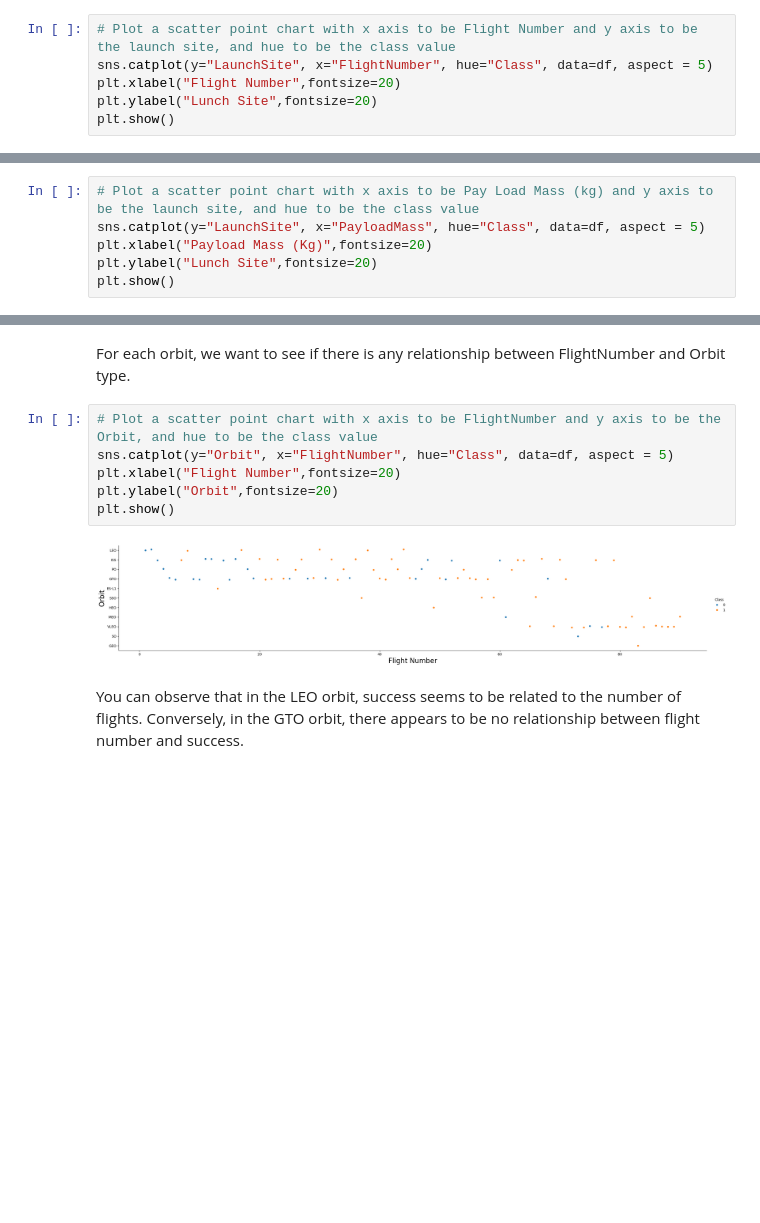
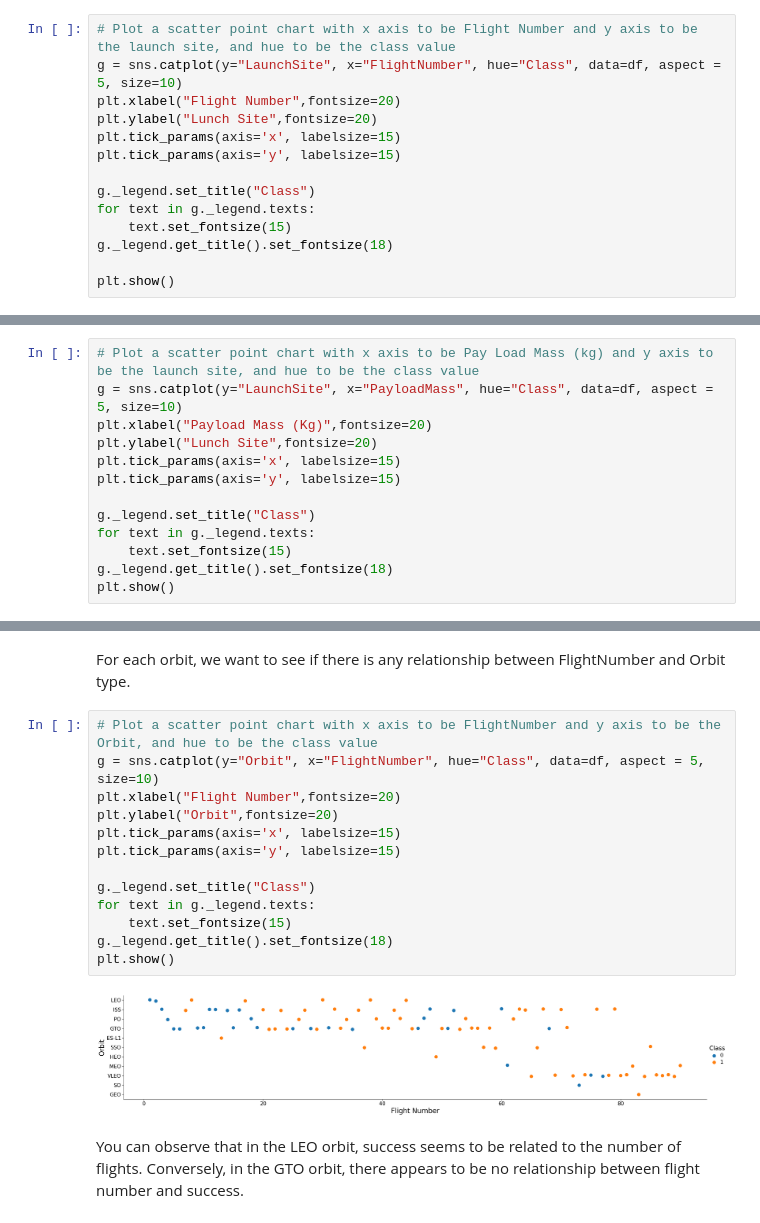
Before and after one commit to Carol-Sa/IBM_Applied-Data-Science, a Jupyter notebook: edadataviz.ipynb, the cells around one changed output, grey strips where cells are left out. Drawn from its saved outputs; the diff is of its cells as text; blank space fills up the shorter version.

```diff
--- a/edadataviz.ipynb
+++ b/edadataviz.ipynb
@@ -96,8 +96,16 @@ Next, let's drill down to each site visualize its detailed launch records.
 Use the function <code>catplot</code> to plot <code>FlightNumber</code> vs <code>LaunchSite</code>, set the  parameter <code>x</code>  parameter to <code>FlightNumber</code>,set the  <code>y</code> to <code>Launch Site</code> and set the parameter <code>hue</code> to <code>'class'</code>
 # %%
 # Plot a scatter point chart with x axis to be Flight Number and y axis to be the launch site, and hue to be the class value
-sns.catplot(y="LaunchSite", x="FlightNumber", hue="Class", data=df, aspect = 5)
+g = sns.catplot(y="LaunchSite", x="FlightNumber", hue="Class", data=df, aspect = 5, size=10)
 plt.xlabel("Flight Number",fontsize=20)
 plt.ylabel("Lunch Site",fontsize=20)
+plt.tick_params(axis='x', labelsize=15)
+plt.tick_params(axis='y', labelsize=15)
+
+g._legend.set_title("Class")
+for text in g._legend.texts:
+    text.set_fontsize(15)
+g._legend.get_title().set_fontsize(18)
+
 plt.show()
 # %% [output]
@@ -110,8 +118,15 @@ Now try to explain the patterns you found in the Flight Number vs. Launch Site s
 We also want to observe if there is any relationship between launch sites and their payload mass.
 # %%
 # Plot a scatter point chart with x axis to be Pay Load Mass (kg) and y axis to be the launch site, and hue to be the class value
-sns.catplot(y="LaunchSite", x="PayloadMass", hue="Class", data=df, aspect = 5)
+g = sns.catplot(y="LaunchSite", x="PayloadMass", hue="Class", data=df, aspect = 5, size=10)
 plt.xlabel("Payload Mass (Kg)",fontsize=20)
 plt.ylabel("Lunch Site",fontsize=20)
+plt.tick_params(axis='x', labelsize=15)
+plt.tick_params(axis='y', labelsize=15)
+
+g._legend.set_title("Class")
+for text in g._legend.texts:
+    text.set_fontsize(15)
+g._legend.get_title().set_fontsize(18)
 plt.show()
 # %% [output]
@@ -154,12 +169,19 @@ Analyze the plotted bar chart to identify which orbits have the highest success
 For each orbit, we want to see if there is any relationship between FlightNumber and Orbit type.
 # %%
 # Plot a scatter point chart with x axis to be FlightNumber and y axis to be the Orbit, and hue to be the class value
-sns.catplot(y="Orbit", x="FlightNumber", hue="Class", data=df, aspect = 5)
+g = sns.catplot(y="Orbit", x="FlightNumber", hue="Class", data=df, aspect = 5, size=10)
 plt.xlabel("Flight Number",fontsize=20)
 plt.ylabel("Orbit",fontsize=20)
+plt.tick_params(axis='x', labelsize=15)
+plt.tick_params(axis='y', labelsize=15)
+
+g._legend.set_title("Class")
+for text in g._legend.texts:
+    text.set_fontsize(15)
+g._legend.get_title().set_fontsize(18)
 plt.show()
 # %% [output]
-[figure, old version]
+[figure, new version]
 # %% [markdown]
 You can observe that in the LEO orbit, success seems to be related to the number of flights. Conversely, in the GTO orbit, there appears to be no relationship between flight number and success.
 # %% [markdown]
```
Also changed, not shown: parts of 3 cells of this notebook.
